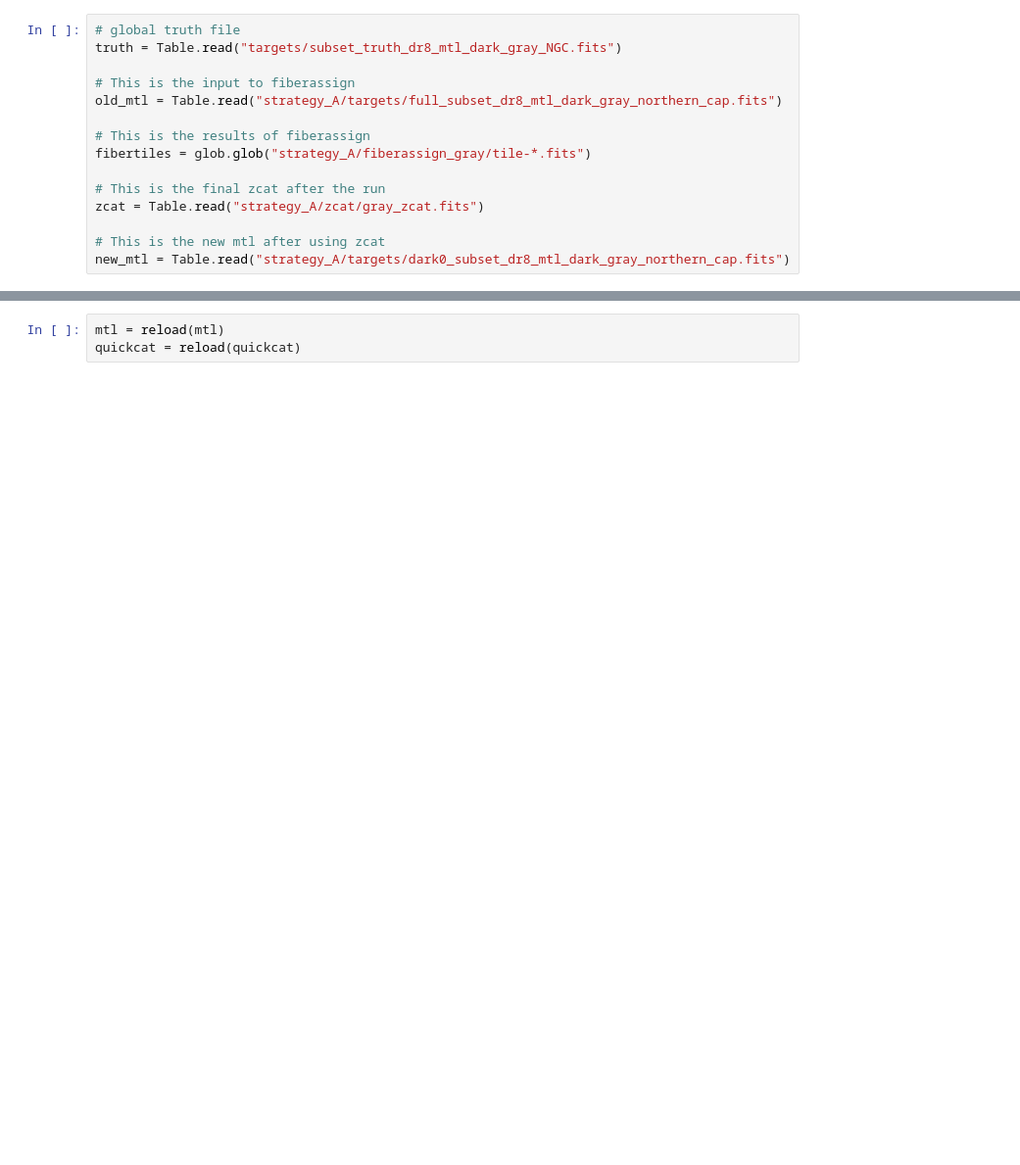
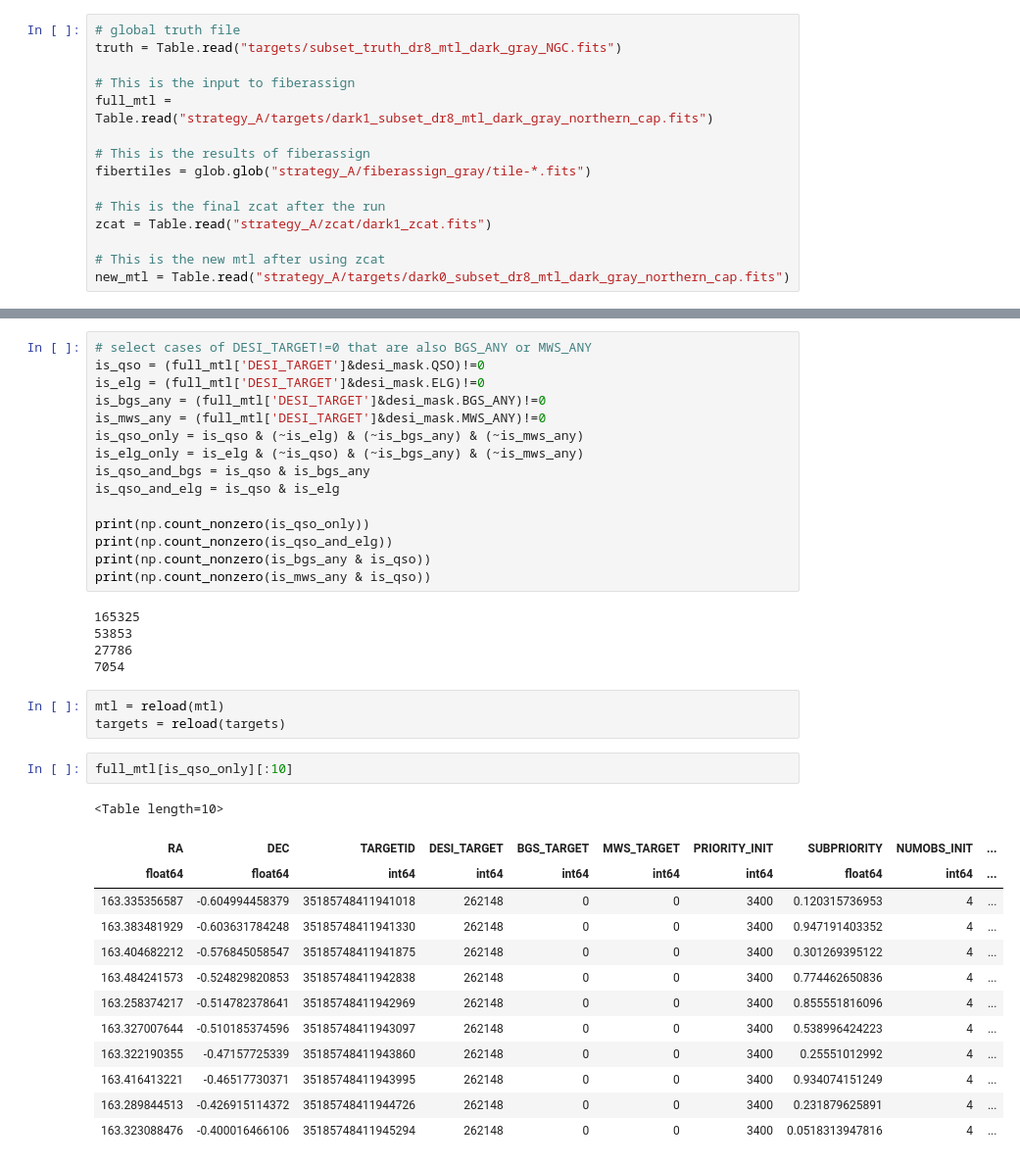
Before and after one commit to HiramHerrera/multipass, a Jupyter notebook: new_mtl_quickcat.ipynb, the cells around one changed output, grey strips where cells are left out. Shown at 98% size. Cells and saved outputs as stored; diff of their text form; blank space fills up the shorter version.

```diff
--- a/new_mtl_quickcat.ipynb
+++ b/new_mtl_quickcat.ipynb
@@ -12,13 +18,13 @@ from importlib import reload
 truth = Table.read("targets/subset_truth_dr8_mtl_dark_gray_NGC.fits")
 
 # This is the input to fiberassign
-old_mtl = Table.read("strategy_A/targets/full_subset_dr8_mtl_dark_gray_northern_cap.fits")
+full_mtl = Table.read("strategy_A/targets/dark1_subset_dr8_mtl_dark_gray_northern_cap.fits")
 
 # This is the results of fiberassign
 fibertiles = glob.glob("strategy_A/fiberassign_gray/tile-*.fits")
 
 # This is the final zcat after the run
-zcat = Table.read("strategy_A/zcat/gray_zcat.fits")
+zcat = Table.read("strategy_A/zcat/dark1_zcat.fits")
 
 # This is the new mtl after using zcat
 new_mtl = Table.read("strategy_A/targets/dark0_subset_dr8_mtl_dark_gray_northern_cap.fits")
@@ -29,3 +39,39 @@ print(len(truth), len(old_mtl), len(new_mtl), len(zcat), len(fibertiles))
+# %%
+# select cases of DESI_TARGET!=0 that are also BGS_ANY or MWS_ANY
+is_qso = (full_mtl['DESI_TARGET']&desi_mask.QSO)!=0
+is_elg = (full_mtl['DESI_TARGET']&desi_mask.ELG)!=0
+is_bgs_any = (full_mtl['DESI_TARGET']&desi_mask.BGS_ANY)!=0
+is_mws_any = (full_mtl['DESI_TARGET']&desi_mask.MWS_ANY)!=0
+is_qso_only = is_qso & (~is_elg) & (~is_bgs_any) & (~is_mws_any)
+is_elg_only = is_elg & (~is_qso) & (~is_bgs_any) & (~is_mws_any)
+is_qso_and_bgs = is_qso & is_bgs_any
+is_qso_and_elg = is_qso & is_elg
+
+print(np.count_nonzero(is_qso_only))
+print(np.count_nonzero(is_qso_and_elg))
+print(np.count_nonzero(is_bgs_any & is_qso))
+print(np.count_nonzero(is_mws_any & is_qso))
+# %% [output]
+165325
+53853
+27786
+7054
 # %%
 mtl = reload(mtl)
-quickcat = reload(quickcat)
+targets = reload(targets)
+# %%
+full_mtl[is_qso_only][:10]
+# %% [output]
+<Table length=10>
+| RA | DEC | TARGETID | DESI_TARGET | BGS_TARGET | MWS_TARGET | PRIORITY_INIT | SUBPRIORITY | NUMOBS_INIT | ... |
+| float64 | float64 | int64 | int64 | int64 | int64 | int64 | float64 | int64 | ... |
+| 163.335356587 | -0.604994458379 | 35185748411941018 | 262148 | 0 | 0 | 3400 | 0.120315736953 | 4 | ... |
+| 163.383481929 | -0.603631784248 | 35185748411941330 | 262148 | 0 | 0 | 3400 | 0.947191403352 | 4 | ... |
+| 163.404682212 | -0.576845058547 | 35185748411941875 | 262148 | 0 | 0 | 3400 | 0.301269395122 | 4 | ... |
+| 163.484241573 | -0.524829820853 | 35185748411942838 | 262148 | 0 | 0 | 3400 | 0.774462650836 | 4 | ... |
+| 163.258374217 | -0.514782378641 | 35185748411942969 | 262148 | 0 | 0 | 3400 | 0.855551816096 | 4 | ... |
+| 163.327007644 | -0.510185374596 | 35185748411943097 | 262148 | 0 | 0 | 3400 | 0.538996424223 | 4 | ... |
+| 163.322190355 | -0.47157725339 | 35185748411943860 | 262148 | 0 | 0 | 3400 | 0.25551012992 | 4 | ... |
+| 163.416413221 | -0.46517730371 | 35185748411943995 | 262148 | 0 | 0 | 3400 | 0.934074151249 | 4 | ... |
+| 163.289844513 | -0.426915114372 | 35185748411944726 | 262148 | 0 | 0 | 3400 | 0.231879625891 | 4 | ... |
+| 163.323088476 | -0.400016466106 | 35185748411945294 | 262148 | 0 | 0 | 3400 | 0.0518313947816 | 4 | ... |
```
Also changed, not shown: parts of 8 cells of this notebook, 4 other files.
